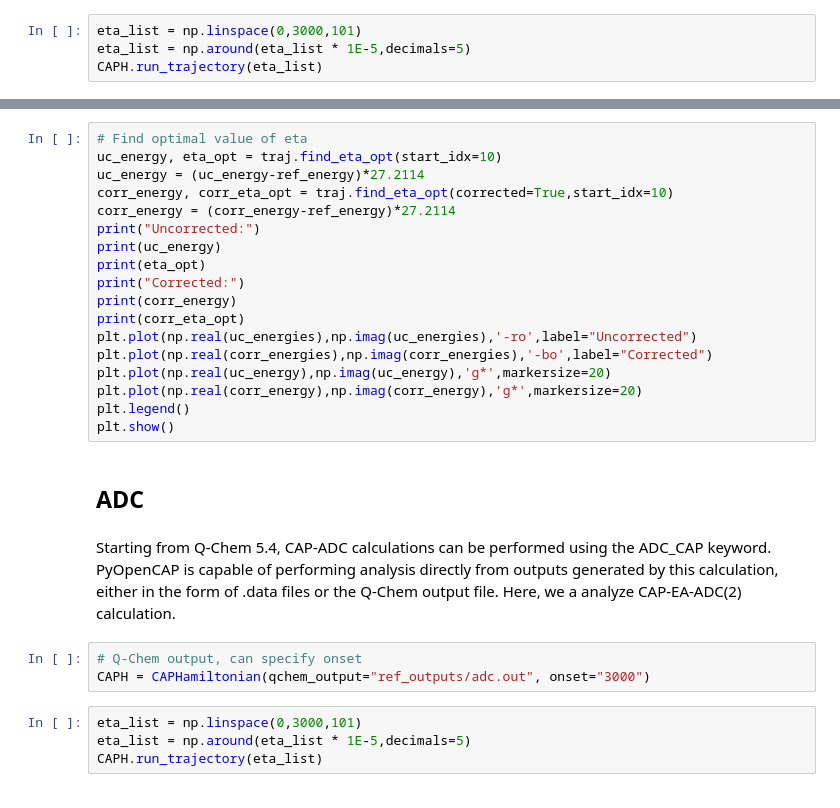
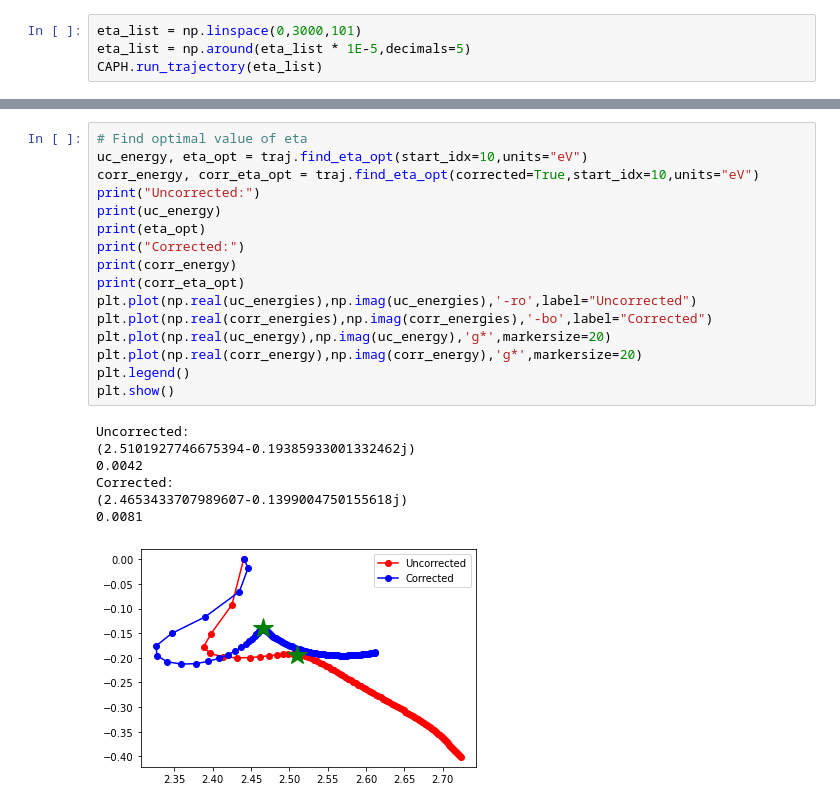
Before and after one commit to gayverjr/opencap, a Jupyter notebook: examples/analysis/N2/QChemTutorial.ipynb, the cells around one changed output, grey strips where cells are left out. Saved outputs shown, nothing was run; the diff lists cells and outputs as text.

```diff
--- a/examples/analysis/N2/QChemTutorial.ipynb
+++ b/examples/analysis/N2/QChemTutorial.ipynb
@@ -66,29 +124,24 @@ plt.show()
 # %%
 # Find optimal value of eta
-uc_energy, eta_opt = traj.find_eta_opt(start_idx=10)
-uc_energy = (uc_energy-ref_energy)*27.2114
-corr_energy, corr_eta_opt = traj.find_eta_opt(corrected=True,start_idx=10)
-corr_energy = (corr_energy-ref_energy)*27.2114
+uc_energy, eta_opt = traj.find_eta_opt(start_idx=10,units="eV")
+corr_energy, corr_eta_opt = traj.find_eta_opt(corrected=True,start_idx=10,units="eV")
 print("Uncorrected:")
 print(uc_energy)
 print(eta_opt)
 print("Corrected:")
 print(corr_energy)
 print(corr_eta_opt)
 plt.plot(np.real(uc_energies),np.imag(uc_energies),'-ro',label="Uncorrected")
 plt.plot(np.real(corr_energies),np.imag(corr_energies),'-bo',label="Corrected")
 plt.plot(np.real(uc_energy),np.imag(uc_energy),'g*',markersize=20)
 plt.plot(np.real(corr_energy),np.imag(corr_energy),'g*',markersize=20)
 plt.legend()
 plt.show()
+# %% [output]
+Uncorrected:
+(2.5101927746675394-0.19385933001332462j)
+0.0042
+Corrected:
+(2.4653433707989607-0.1399004750155618j)
+0.0081
+[figure, added]
-# %% [markdown]
-## ADC
-# %% [markdown]
-Starting from Q-Chem 5.4, CAP-ADC calculations can be performed using the ADC_CAP keyword. PyOpenCAP is capable of performing analysis directly from outputs generated by this calculation, either in the form of .data files or the Q-Chem output file. Here, we a analyze CAP-EA-ADC(2) calculation.
-# %%
-# Q-Chem output, can specify onset
-CAPH = CAPHamiltonian(qchem_output="ref_outputs/adc.out", onset="3000")
-# %%
-eta_list = np.linspace(0,3000,101)
-eta_list = np.around(eta_list * 1E-5,decimals=5)
-CAPH.run_trajectory(eta_list)
```
Also changed, not shown: parts of 13 cells of this notebook, 7 other files.
